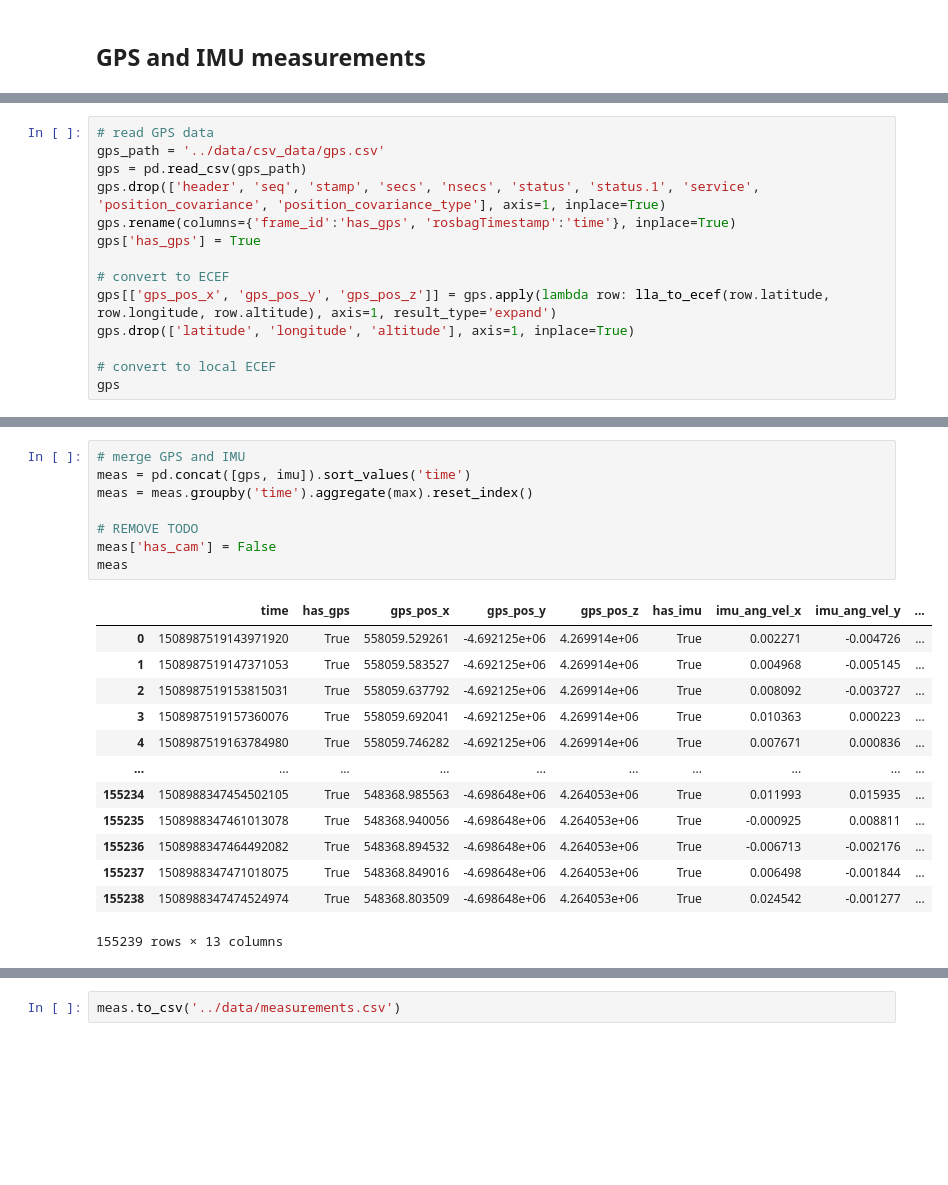
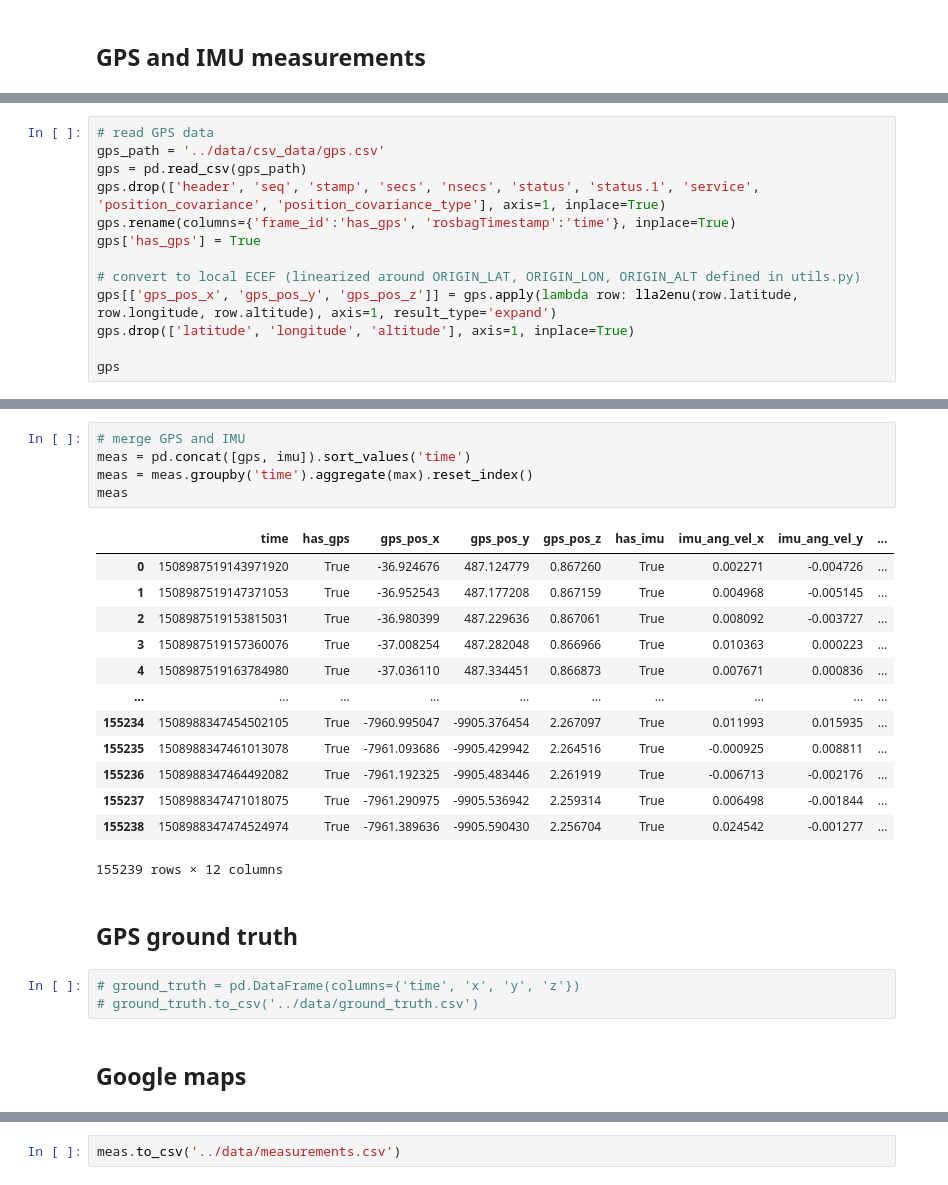
Before and after one commit to rayxie11/aa275, a Jupyter notebook: load_measurements.ipynb, the cells around one changed output, grey strips where cells are left out. Cells and saved outputs as stored; diff of their text form; blank space fills up the shorter version.

```diff
--- a/load_measurements.ipynb
+++ b/load_measurements.ipynb
@@ -25,11 +41,10 @@ gps.drop(['header', 'seq', 'stamp', 'secs', 'nsecs', 'status', 'status.1', 'serv
 gps.rename(columns={'frame_id':'has_gps', 'rosbagTimestamp':'time'}, inplace=True)
 gps['has_gps'] = True
 
-# convert to ECEF
-gps[['gps_pos_x', 'gps_pos_y', 'gps_pos_z']] = gps.apply(lambda row: lla_to_ecef(row.latitude, row.longitude, row.altitude), axis=1, result_type='expand')
+# convert to local ECEF (linearized around ORIGIN_LAT, ORIGIN_LON, ORIGIN_ALT defined in utils.py)
+gps[['gps_pos_x', 'gps_pos_y', 'gps_pos_z']] = gps.apply(lambda row: lla2enu(row.latitude, row.longitude, row.altitude), axis=1, result_type='expand')
 gps.drop(['latitude', 'longitude', 'altitude'], axis=1, inplace=True)
 
-# convert to local ECEF
 gps
 # %% [output]
 |  | time | has_gps | gps_pos_x | gps_pos_y | gps_pos_z |
@@ -48,22 +63,26 @@ gps
 # %%
 # merge GPS and IMU
 meas = pd.concat([gps, imu]).sort_values('time')
 meas = meas.groupby('time').aggregate(max).reset_index()
-
-# REMOVE TODO
-meas['has_cam'] = False
 meas
 # %% [output]
 |  | time | has_gps | gps_pos_x | gps_pos_y | gps_pos_z | has_imu | imu_ang_vel_x | imu_ang_vel_y | ... |
-| 0 | 1508987519143971920 | True | 558059.529261 | -4.692125e+06 | 4.269914e+06 | True | 0.002271 | -0.004726 | ... |
-| 1 | 1508987519147371053 | True | 558059.583527 | -4.692125e+06 | 4.269914e+06 | True | 0.004968 | -0.005145 | ... |
-| 2 | 1508987519153815031 | True | 558059.637792 | -4.692125e+06 | 4.269914e+06 | True | 0.008092 | -0.003727 | ... |
-| 3 | 1508987519157360076 | True | 558059.692041 | -4.692125e+06 | 4.269914e+06 | True | 0.010363 | 0.000223 | ... |
-| 4 | 1508987519163784980 | True | 558059.746282 | -4.692125e+06 | 4.269914e+06 | True | 0.007671 | 0.000836 | ... |
+| 0 | 1508987519143971920 | True | -36.924676 | 487.124779 | 0.867260 | True | 0.002271 | -0.004726 | ... |
+| 1 | 1508987519147371053 | True | -36.952543 | 487.177208 | 0.867159 | True | 0.004968 | -0.005145 | ... |
+| 2 | 1508987519153815031 | True | -36.980399 | 487.229636 | 0.867061 | True | 0.008092 | -0.003727 | ... |
+| 3 | 1508987519157360076 | True | -37.008254 | 487.282048 | 0.866966 | True | 0.010363 | 0.000223 | ... |
+| 4 | 1508987519163784980 | True | -37.036110 | 487.334451 | 0.866873 | True | 0.007671 | 0.000836 | ... |
 | ... | ... | ... | ... | ... | ... | ... | ... | ... | ... |
-| 155234 | 1508988347454502105 | True | 548368.985563 | -4.698648e+06 | 4.264053e+06 | True | 0.011993 | 0.015935 | ... |
-| 155235 | 1508988347461013078 | True | 548368.940056 | -4.698648e+06 | 4.264053e+06 | True | -0.000925 | 0.008811 | ... |
-| 155236 | 1508988347464492082 | True | 548368.894532 | -4.698648e+06 | 4.264053e+06 | True | -0.006713 | -0.002176 | ... |
-| 155237 | 1508988347471018075 | True | 548368.849016 | -4.698648e+06 | 4.264053e+06 | True | 0.006498 | -0.001844 | ... |
-| 155238 | 1508988347474524974 | True | 548368.803509 | -4.698648e+06 | 4.264053e+06 | True | 0.024542 | -0.001277 | ... |
+| 155234 | 1508988347454502105 | True | -7960.995047 | -9905.376454 | 2.267097 | True | 0.011993 | 0.015935 | ... |
+| 155235 | 1508988347461013078 | True | -7961.093686 | -9905.429942 | 2.264516 | True | -0.000925 | 0.008811 | ... |
+| 155236 | 1508988347464492082 | True | -7961.192325 | -9905.483446 | 2.261919 | True | -0.006713 | -0.002176 | ... |
+| 155237 | 1508988347471018075 | True | -7961.290975 | -9905.536942 | 2.259314 | True | 0.006498 | -0.001844 | ... |
+| 155238 | 1508988347474524974 | True | -7961.389636 | -9905.590430 | 2.256704 | True | 0.024542 | -0.001277 | ... |
-155239 rows × 13 columns
+155239 rows × 12 columns
+# %% [markdown]
+## GPS ground truth
+# %%
+# ground_truth = pd.DataFrame(columns={'time', 'x', 'y', 'z'})
+# ground_truth.to_csv('../data/ground_truth.csv')
+# %% [markdown]
+## Google maps
```
Also changed, not shown: parts of 12 cells of this notebook, 4 other files.
